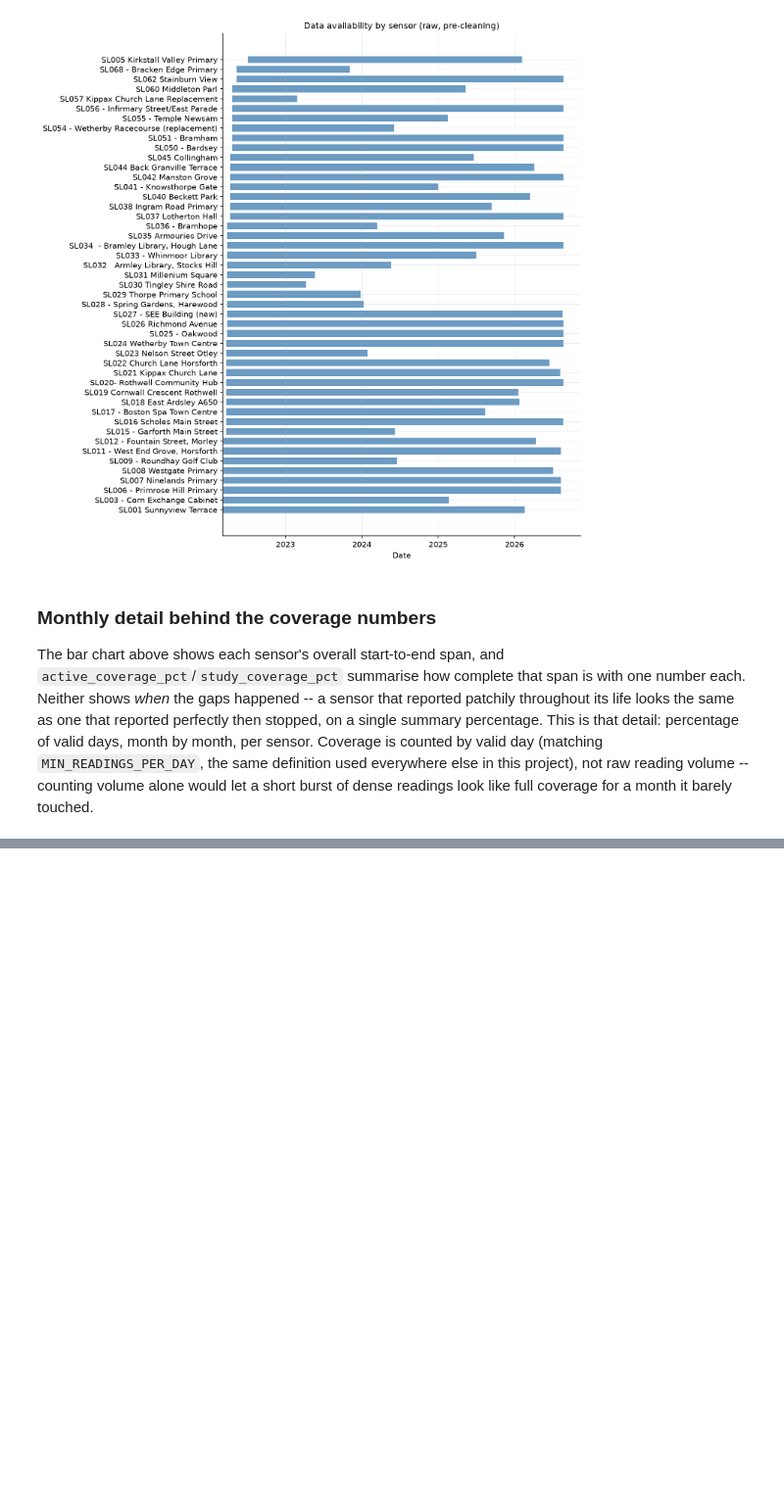
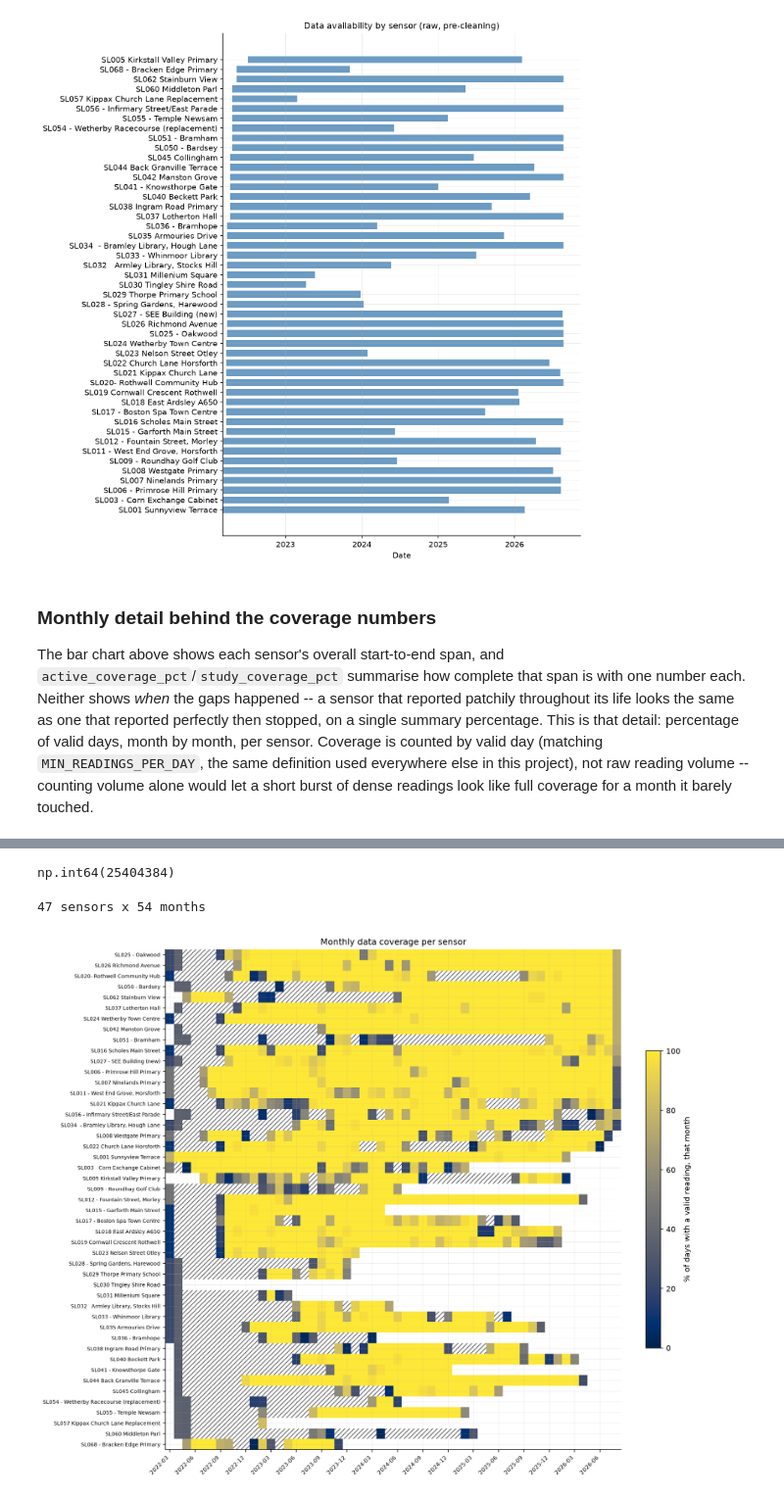
Before and after one commit to alisharifzade10/Dissertation-Project-Sensing-Leeds-Air-Quality-Predictive-Monitoring-and-Instrument-Performance, a Jupyter notebook: notebooks/02_combine_sensors.ipynb, the cells around one changed output, grey strips where cells are left out. Shown at 98% size. Drawn from its saved outputs; the diff is of its cells as text; code cells hidden in the pictures; blank space fills up the shorter version.

```diff
--- a/notebooks/02_combine_sensors.ipynb
+++ b/notebooks/02_combine_sensors.ipynb
@@ -327,0 +293,72 @@ plt.show()
+# %%
+pd.read_csv(Tables / "sensor_inventory.csv")["rows"].sum()
+# %% [output]
+np.int64(25404384)
+# %%
+# --- Monthly coverage per sensor -----------------------------------------
+# % of days each calendar month that clear MIN_READINGS_PER_DAY (the same
+# completeness bar used everywhere else in this project), not raw reading
+# volume -- a short dense burst shouldn't look like a full month.
+monthly_coverage = {}
+for row in inv.itertuples():
+    p = PROCESSED / f"{row.folder}.parquet"
+    if not p.exists():
+        continue
+    d = pd.read_parquet(p, columns=[DATE_COL])
+    d[DATE_COL] = pd.to_datetime(d[DATE_COL], utc=True)
+    d["day"] = d[DATE_COL].dt.date
+    per_day = d.groupby("day").size()
+    valid_days = pd.to_datetime(per_day[per_day >= MIN_READINGS_PER_DAY].index.astype(str), utc=True)
+    monthly_valid = pd.Series(1, index=valid_days).resample("MS").sum()
+    days_in_month = monthly_valid.index.to_series().dt.days_in_month
+    monthly_coverage[row.sensor_name] = (monthly_valid / days_in_month * 100).round(1)
+
+monthly_coverage = pd.DataFrame(monthly_coverage).T
+
+# Sort by recent coverage so live/healthy sensors cluster at the top of the
+# heatmap and dead/short-lived ones sink to the bottom.
+recent_cols = monthly_coverage.columns[-3:]
+order = monthly_coverage[recent_cols].mean(axis=1).sort_values(ascending=False).index
+monthly_coverage = monthly_coverage.loc[order]
+
+print(f"{monthly_coverage.shape[0]} sensors x {monthly_coverage.shape[1]} months")
+
+# --- Heatmap ---------------------------------------------------------------
+import numpy as np
+import matplotlib.pyplot as plt
+from matplotlib.patches import Rectangle
+
+values = monthly_coverage.values.astype(float)
+
+fig, ax = plt.subplots(figsize=(12, 10))
+
+# Continuous coverage. NaN cells (before a sensor's first valid day, or after its
+# last) are masked, so imshow leaves them fully transparent -- "no sensor yet"
+# reads as blank, not as a colour.
+masked = np.ma.masked_invalid(values)
+im = ax.imshow(masked, aspect="auto", cmap="cividis", vmin=0, vmax=100)
+
+# Exact-zero months (the sensor was live but returned no valid day that whole
+# month) get a hatch, not a colour. cividis runs from near-black through an
+# olive-grey midtone to yellow, so any flat colour -- grey included -- risks
+# sitting close to what the continuous scale already shows around 40-60%
+# coverage. A hatch can't be mistaken for a colour at any point on the scale.
+rows, cols = np.where(values == 0)
+for r, c in zip(rows, cols):
+    ax.add_patch(Rectangle((c - 0.5, r - 0.5), 1, 1, facecolor="white",
+                           edgecolor="0.35", hatch="////", linewidth=0))
+
+ax.set_yticks(range(len(monthly_coverage)))
+ax.set_yticklabels(monthly_coverage.index, fontsize=6.5)
+step = 3
+ax.set_xticks(range(0, monthly_coverage.shape[1], step))
+ax.set_xticklabels([d.strftime("%Y-%m") for d in monthly_coverage.columns[::step]],
+                   rotation=45, ha="right", fontsize=7)
+fig.colorbar(im, ax=ax, label="% of days with a valid reading, that month", fraction=0.03)
+ax.set_title("Monthly data coverage per sensor")
+fig.tight_layout()
+fig.savefig(Figures / "02_monthly_coverage.png", dpi=200, bbox_inches="tight")
+plt.show()
+# %% [output]
+47 sensors x 54 months
+[figure, added]
```
Also changed, not shown: parts of 2 cells of this notebook, 12 other files.
